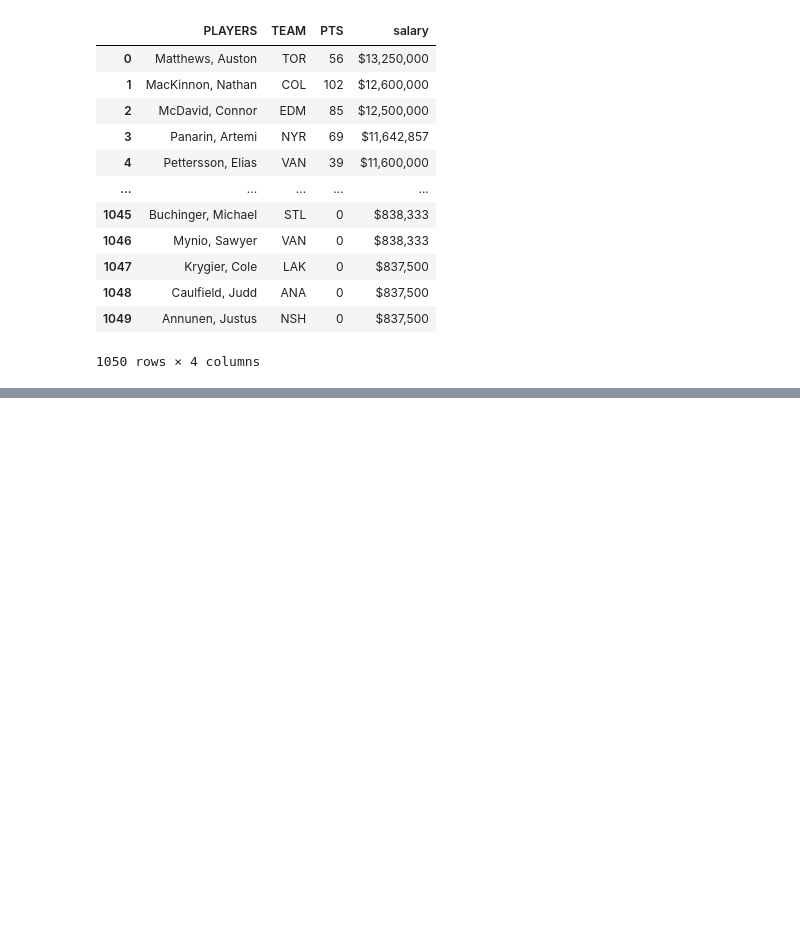
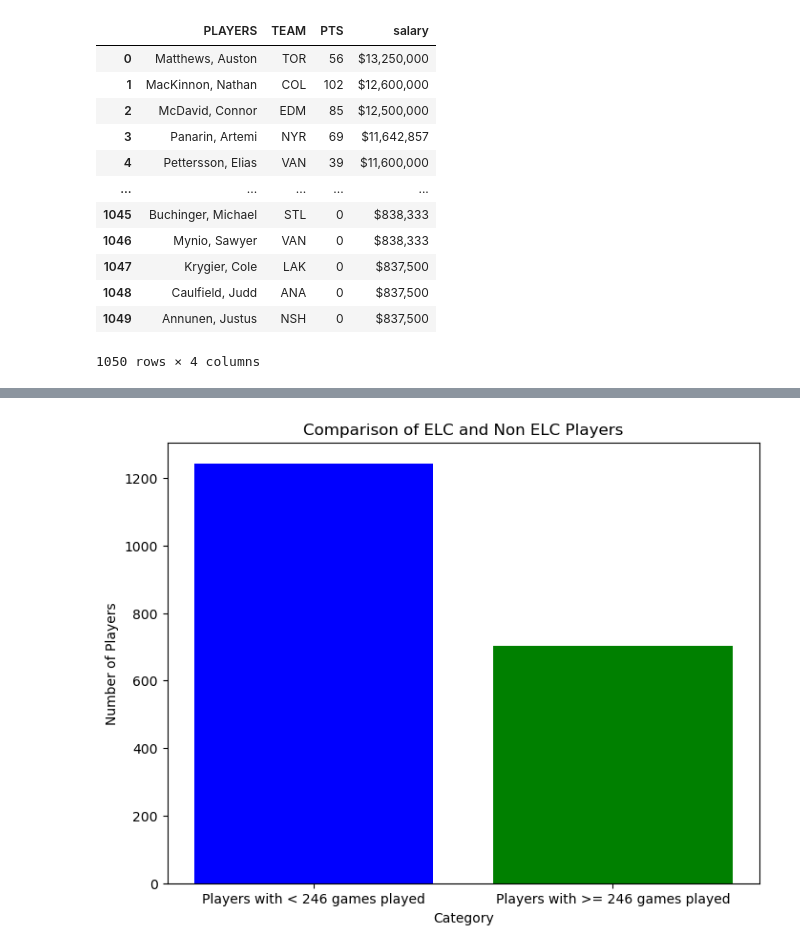
Before and after one commit to blairjdaniel/NHL_points_projection, a Jupyter notebook: notebooks/forwards_lr_model.ipynb, the cells around one changed output, grey strips where cells are left out. Drawn from its saved outputs; the diff is of its cells as text; code cells hidden in the pictures; blank space fills up the shorter version.

```diff
--- a/notebooks/forwards_lr_model.ipynb
+++ b/notebooks/forwards_lr_model.ipynb
@@ -13,6 +13,7 @@ from sklearn.ensemble import RandomForestRegressor
 import joblib
 import os
 # %%
-forwards_salary = pd.read_csv('/Users/blairjdaniel/lighthouse/lighthouse/NHL/files/salary/cap_all.csv')
-forwards_rec = pd.read_csv('/Users/blairjdaniel/lighthouse/lighthouse/NHL/files/master_copies/forwards_rec.csv')
+# Load in files
+forwards_salary = pd.read_csv('/Users/blairjdaniel/lighthouse/lighthouse/NHL/NHL_points_projection/files/salary/cap_all.csv')
+forwards_rec = pd.read_csv('/Users/blairjdaniel/lighthouse/lighthouse/NHL/NHL_points_projection/files/master_copies/forwards_rec.csv')
 # %%
@@ -74,0 +45,21 @@ over_8000000
+# %%
+# Filter the DataFrame to count the number of players with fewer than 246 (elc) games played
+games_played_threshold = 246
+players_under_threshold = forwards_rec[forwards_rec['games_played'] < games_played_threshold]
+
+# Count the number of players under the threshold
+count_under_threshold = players_under_threshold.shape[0]
+
+# Filter the df to count the number of players with over 246 (non elc)
+players_over_threshold = forwards_rec[forwards_rec['games_played'] >= games_played_threshold]
+count_over_threshold = players_over_threshold.shape[0]
+
+# Create a bar plot
+plt.figure(figsize=(8, 6))
+plt.bar(['Players with < 246 games played', 'Players with >= 246 games played'], [count_under_threshold, count_over_threshold], color=['blue', 'green'])
+plt.xlabel('Category')
+plt.ylabel('Number of Players')
+plt.title('Comparison of ELC and Non ELC Players')
+plt.show()
+# %% [output]
+[figure, added]
```
Also changed, not shown: parts of 6 cells of this notebook, 14 other files.
